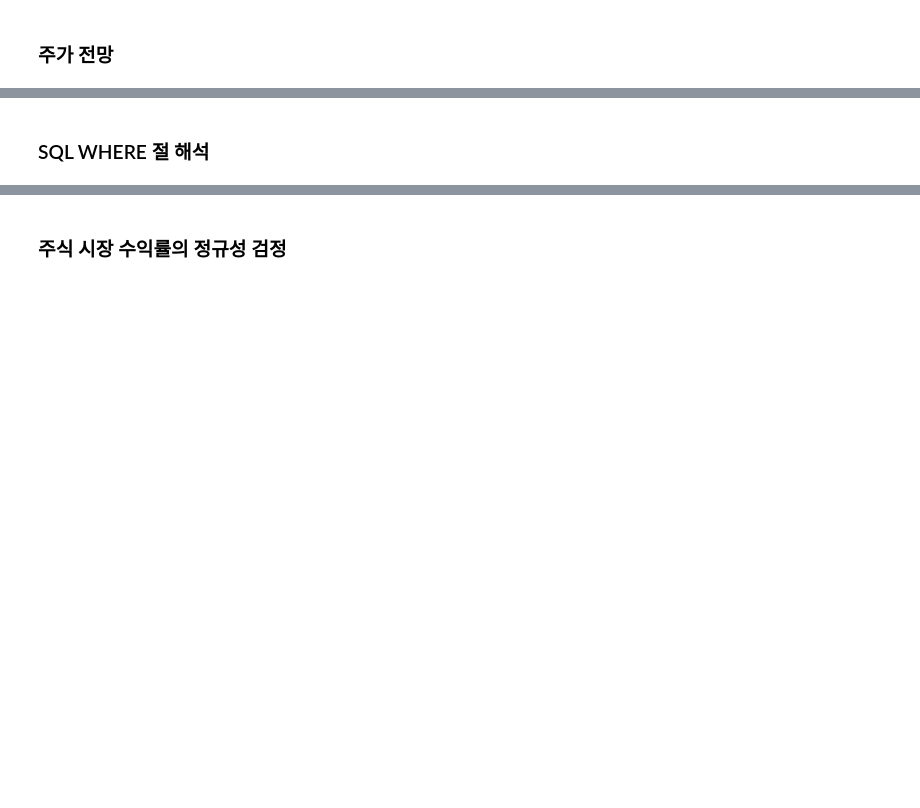
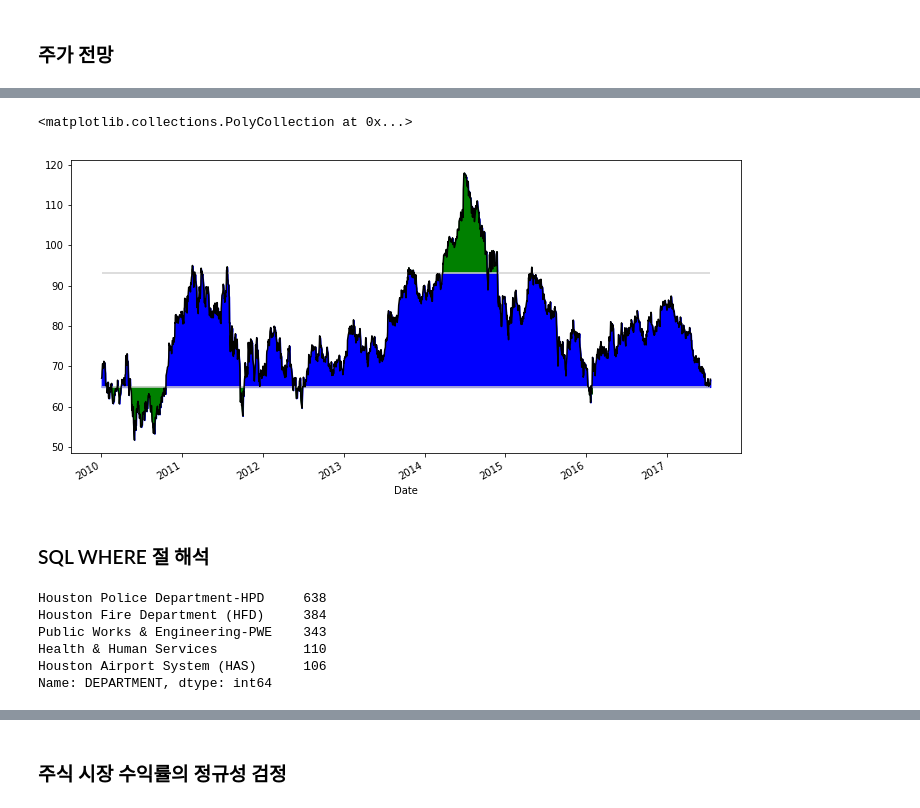
Before and after one commit to liberalapes/pandas_cookbook, a Jupyter notebook: 05장 불리언 인덱싱.ipynb, the cells around one changed output, grey strips where cells are left out. Cells and saved outputs as stored; diff of their text form; code cells hidden in the pictures; blank space fills up the shorter version.

```diff
--- a/05장 불리언 인덱싱.ipynb
+++ b/05장 불리언 인덱싱.ipynb
@@ -202,2 +442,11 @@ True
+# %%
+slb_close.plot(color='black', figsize=(12, 6))
+plt.hlines(y=[lower_10, upper_10], xmin = xmin, xmax = xmax, color='lightgray') # 상위 10% 하위 10%에 선을 긋는다.
+plt.fill_between(x=criteria.index, y1 =lower_10, y2=slb_close.values, color='blue') # 그래프 내부를 색칠한다.
+plt.fill_between(x=criteria.index, y1 =lower_10, y2=slb_close.values, where = slb_close < lower_10, color='green') # 하위 10% 미만의 영역을 green으로 칠한다.
+plt.fill_between(x=criteria.index, y1 =upper_10, y2=slb_close.values, where = slb_close > upper_10, color='green') # 상위 10% 초과의 영역을 green으로 칠한다.
+# %% [output]
+<matplotlib.collections.PolyCollection at 0x...>
+[figure, added]
 # %% [markdown]
 ### SQL WHERE 절 해석
@@ -203,0 +455,10 @@ True
+# %%
+employee.DEPARTMENT.value_counts().head()
+# 필터링 된 각 열의 데이터를 확인
+# %% [output]
+Houston Police Department-HPD     638
+Houston Fire Department (HFD)     384
+Public Works & Engineering-PWE    343
+Health & Human Services           110
+Houston Airport System (HAS)      106
+Name: DEPARTMENT, dtype: int64
```
Also changed, not shown: parts of 39 cells of this notebook.
